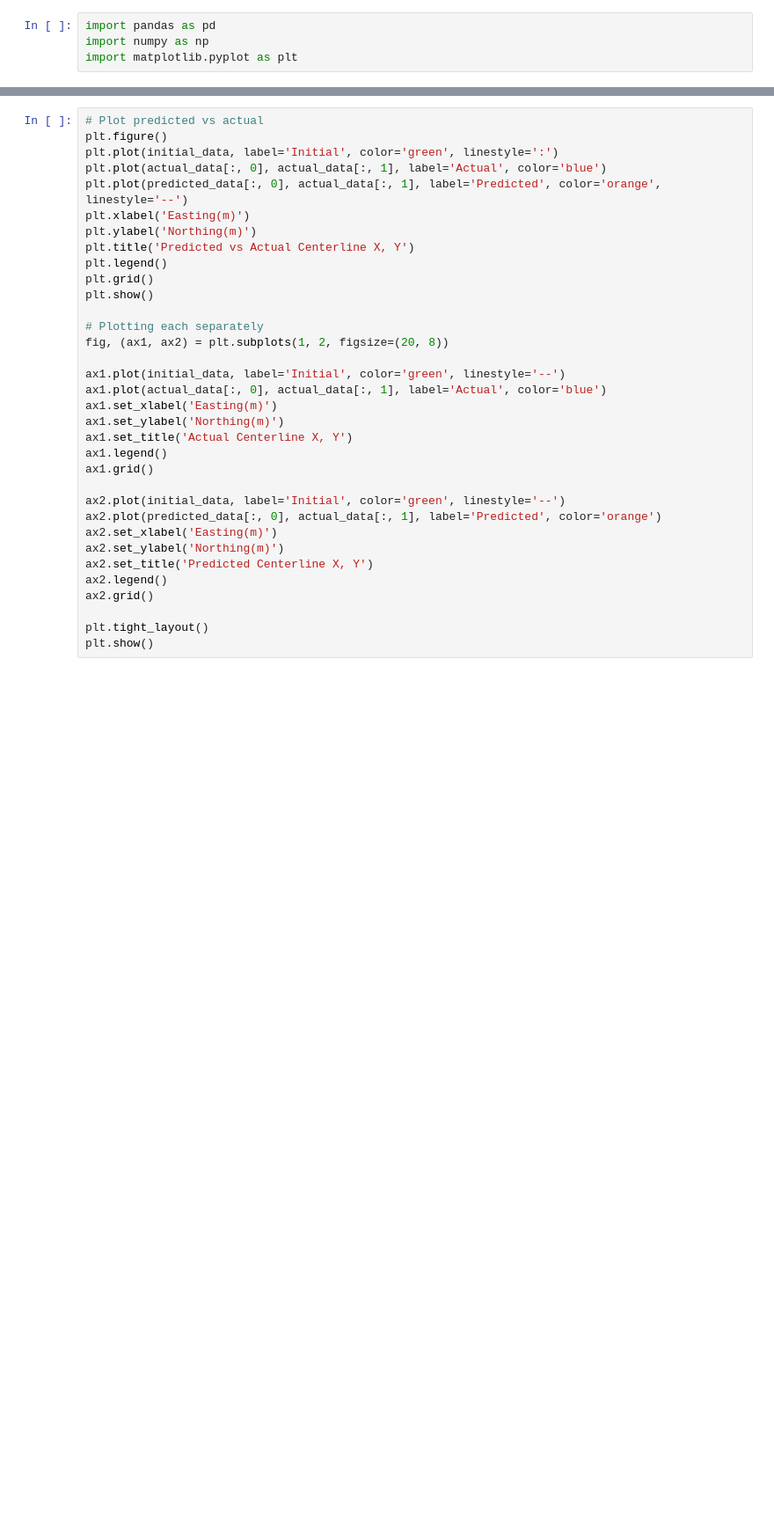
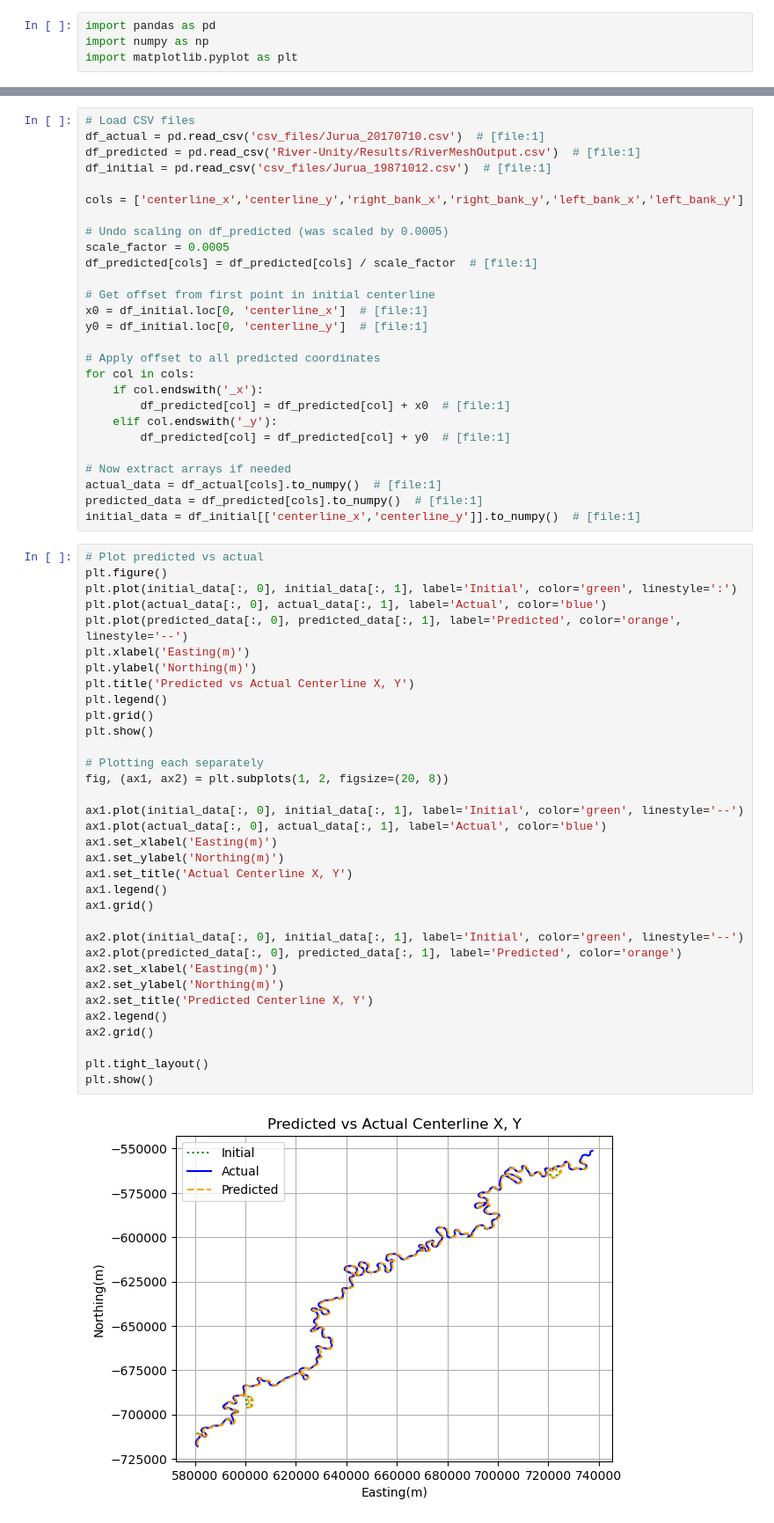
Before and after one commit to Mr-Moody/River-Modelling, a Jupyter notebook: prediction_analysis.ipynb, the cells around one changed output, grey strips where cells are left out. Shown at 88% size. Drawn from its saved outputs; the diff is of its cells as text; blank space fills up the shorter version.

```diff
--- a/prediction_analysis.ipynb
+++ b/prediction_analysis.ipynb
@@ -15,34 +5,63 @@ initial_data = df_initial['centerline_x, centerline_y'].to_numpy()
+# %%
+# Load CSV files
+df_actual = pd.read_csv('csv_files/Jurua_20170710.csv')  # [file:1]
+df_predicted = pd.read_csv('River-Unity/Results/RiverMeshOutput.csv')  # [file:1]
+df_initial = pd.read_csv('csv_files/Jurua_19871012.csv')  # [file:1]
+
+cols = ['centerline_x','centerline_y','right_bank_x','right_bank_y','left_bank_x','left_bank_y']
+
+# Undo scaling on df_predicted (was scaled by 0.0005)
+scale_factor = 0.0005
+df_predicted[cols] = df_predicted[cols] / scale_factor  # [file:1]
+
+# Get offset from first point in initial centerline
+x0 = df_initial.loc[0, 'centerline_x']  # [file:1]
+y0 = df_initial.loc[0, 'centerline_y']  # [file:1]
+
+# Apply offset to all predicted coordinates
+for col in cols:
+    if col.endswith('_x'):
+        df_predicted[col] = df_predicted[col] + x0  # [file:1]
+    elif col.endswith('_y'):
+        df_predicted[col] = df_predicted[col] + y0  # [file:1]
+
+# Now extract arrays if needed
+actual_data = df_actual[cols].to_numpy()  # [file:1]
+predicted_data = df_predicted[cols].to_numpy()  # [file:1]
+initial_data = df_initial[['centerline_x','centerline_y']].to_numpy()  # [file:1]
 # %%
 # Plot predicted vs actual
 plt.figure()
-plt.plot(initial_data, label='Initial', color='green', linestyle=':')
+plt.plot(initial_data[:, 0], initial_data[:, 1], label='Initial', color='green', linestyle=':')
 plt.plot(actual_data[:, 0], actual_data[:, 1], label='Actual', color='blue')
-plt.plot(predicted_data[:, 0], actual_data[:, 1], label='Predicted', color='orange', linestyle='--')
+plt.plot(predicted_data[:, 0], predicted_data[:, 1], label='Predicted', color='orange', linestyle='--')
 plt.xlabel('Easting(m)')
 plt.ylabel('Northing(m)')
 plt.title('Predicted vs Actual Centerline X, Y')
 plt.legend()
 plt.grid()
 plt.show()
 
 # Plotting each separately
 fig, (ax1, ax2) = plt.subplots(1, 2, figsize=(20, 8))
 
-ax1.plot(initial_data, label='Initial', color='green', linestyle='--')
+ax1.plot(initial_data[:, 0], initial_data[:, 1], label='Initial', color='green', linestyle='--')
 ax1.plot(actual_data[:, 0], actual_data[:, 1], label='Actual', color='blue')
 ax1.set_xlabel('Easting(m)')
 ax1.set_ylabel('Northing(m)')
 ax1.set_title('Actual Centerline X, Y')
 ax1.legend()
 ax1.grid()
 
-ax2.plot(initial_data, label='Initial', color='green', linestyle='--')
-ax2.plot(predicted_data[:, 0], actual_data[:, 1], label='Predicted', color='orange')
+ax2.plot(initial_data[:, 0], initial_data[:, 1], label='Initial', color='green', linestyle='--')
+ax2.plot(predicted_data[:, 0], predicted_data[:, 1], label='Predicted', color='orange')
 ax2.set_xlabel('Easting(m)')
 ax2.set_ylabel('Northing(m)')
 ax2.set_title('Predicted Centerline X, Y')
 ax2.legend()
 ax2.grid()
 
 plt.tight_layout()
 plt.show()
+# %% [output]
+[figure, added]
```
Also changed, not shown: parts of 6 cells of this notebook.
